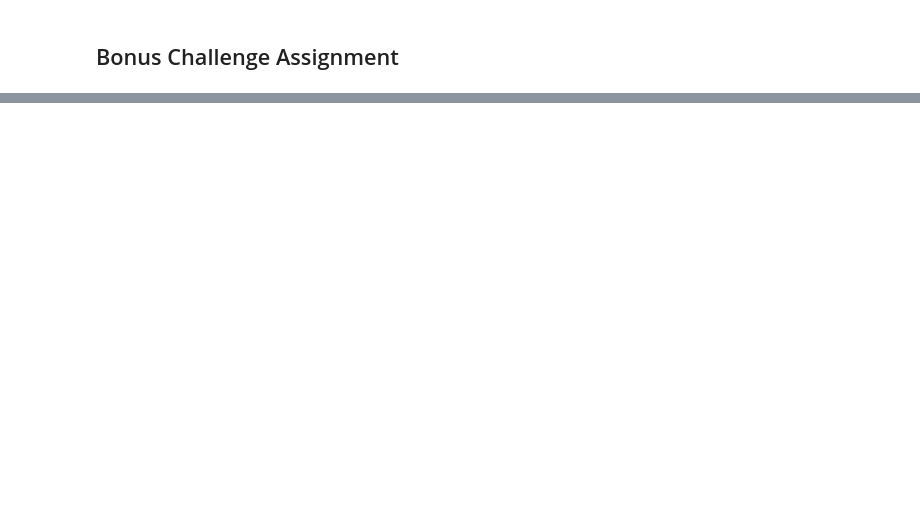
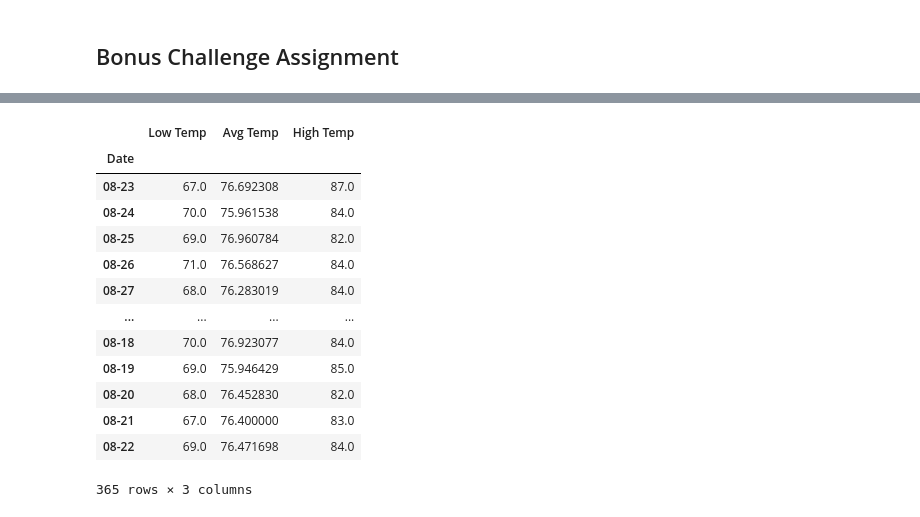
Before and after one commit to TravisDC5/sqlalchemy-challenge, a Jupyter notebook: climate_starter.ipynb, the cells around one changed output, grey strips where cells are left out. Drawn from its saved outputs; the diff is of its cells as text; code cells hidden in the pictures; blank space fills up the shorter version.

```diff
--- a/climate_starter.ipynb
+++ b/climate_starter.ipynb
@@ -202,4 +294,27 @@ daily_normals("01-01")
 # %%
 # Load the previous query results into a Pandas DataFrame and add the `trip_dates` range as the `date` index
+
+#Separate Tuple and then create a Datagrame from separated values
+tripNormals = [np.array(normal[0]) for normal in tripNormals]
+normal_df = pd.DataFrame(tripNormals)
+normal_df["Date"] = dateList
+normal_df = normal_df.set_index("Date")
+normal_df = normal_df.rename(columns={0: "Low Temp", 1: "Avg Temp", 2: "High Temp"})
+normal_df
+# %% [output]
+|  | Low Temp | Avg Temp | High Temp |
+| Date |  |  |  |
+| 08-23 | 67.0 | 76.692308 | 87.0 |
+| 08-24 | 70.0 | 75.961538 | 84.0 |
+| 08-25 | 69.0 | 76.960784 | 82.0 |
+| 08-26 | 71.0 | 76.568627 | 84.0 |
+| 08-27 | 68.0 | 76.283019 | 84.0 |
+| ... | ... | ... | ... |
+| 08-18 | 70.0 | 76.923077 | 84.0 |
+| 08-19 | 69.0 | 75.946429 | 85.0 |
+| 08-20 | 68.0 | 76.452830 | 82.0 |
+| 08-21 | 67.0 | 76.400000 | 83.0 |
+| 08-22 | 69.0 | 76.471698 | 84.0 |
+365 rows × 3 columns
 # %%
 # Plot the daily normals as an area plot with `stacked=False`
```
Also changed, not shown: parts of 13 cells of this notebook, 3 other files.
